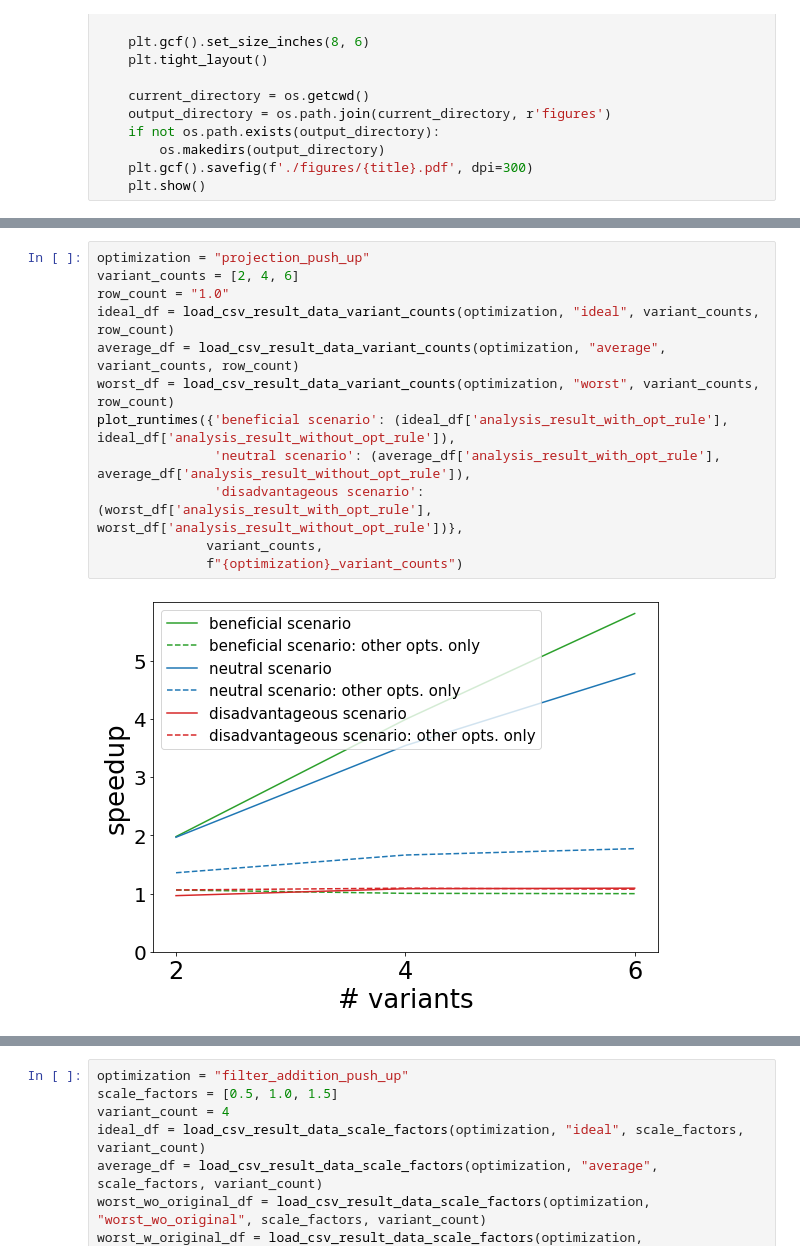
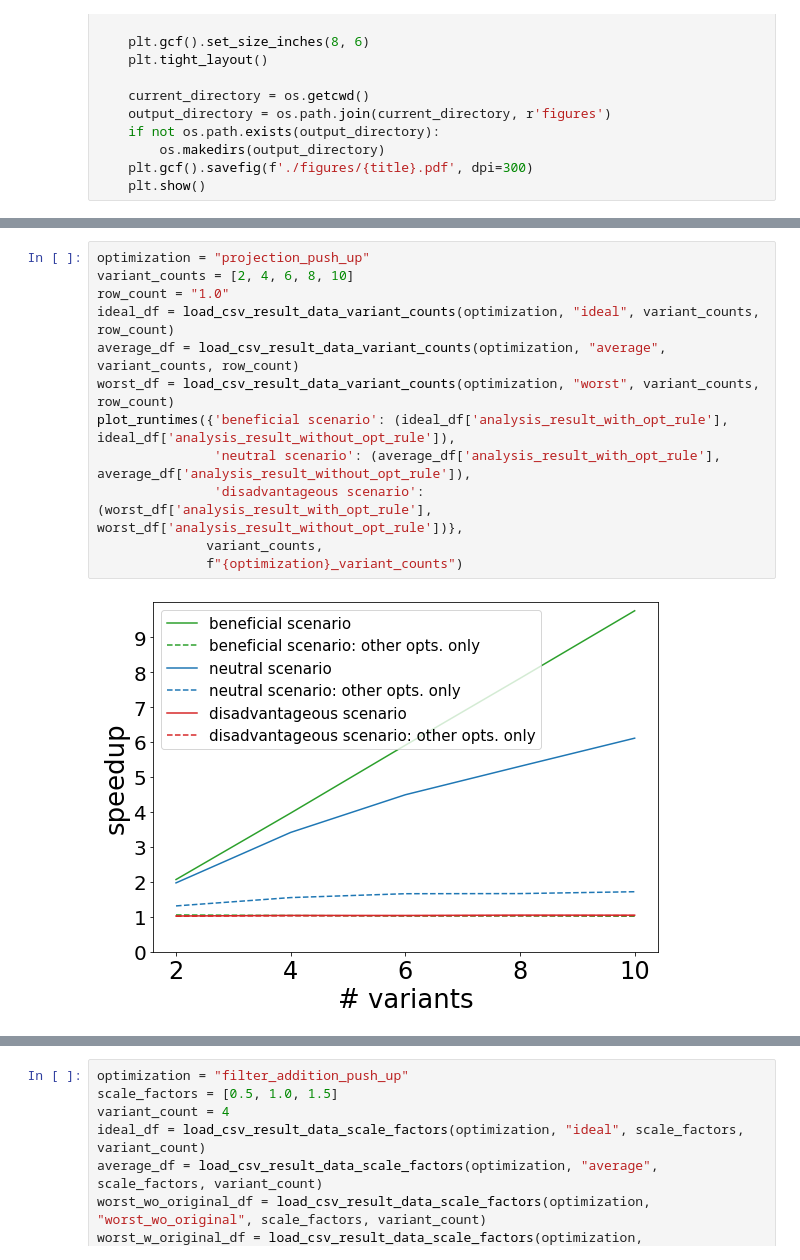
Before and after one commit to stefan-grafberger/mlwhatif, a Jupyter notebook: experiments/plot-benchmark-results--optimizations.ipynb, the cells around one changed output, grey strips where cells are left out. Cells and saved outputs as stored; diff of their text form.

```diff
--- a/experiments/plot-benchmark-results--optimizations.ipynb
+++ b/experiments/plot-benchmark-results--optimizations.ipynb
@@ -133,16 +133,16 @@ plot_runtimes({'beneficial scenario': (ideal_df['analysis_result_with_opt'], ide
 # %%
 optimization = "projection_push_up"
-variant_counts = [2, 4, 6]
+variant_counts = [2, 4, 6, 8, 10]
 row_count = "1.0"
 ideal_df = load_csv_result_data_variant_counts(optimization, "ideal", variant_counts, row_count)
 average_df = load_csv_result_data_variant_counts(optimization, "average", variant_counts, row_count)
 worst_df = load_csv_result_data_variant_counts(optimization, "worst", variant_counts, row_count)
 plot_runtimes({'beneficial scenario': (ideal_df['analysis_result_with_opt_rule'], ideal_df['analysis_result_without_opt_rule']),
                'neutral scenario': (average_df['analysis_result_with_opt_rule'], average_df['analysis_result_without_opt_rule']),
                'disadvantageous scenario': (worst_df['analysis_result_with_opt_rule'], worst_df['analysis_result_without_opt_rule'])},
               variant_counts,
               f"{optimization}_variant_counts")
 # %% [output]
-[figure, old version]
+[figure, new version]
 # %%
 optimization = "udf_split_and_reuse"
```
Also changed, not shown: parts of 9 cells of this notebook, 2 other files.
